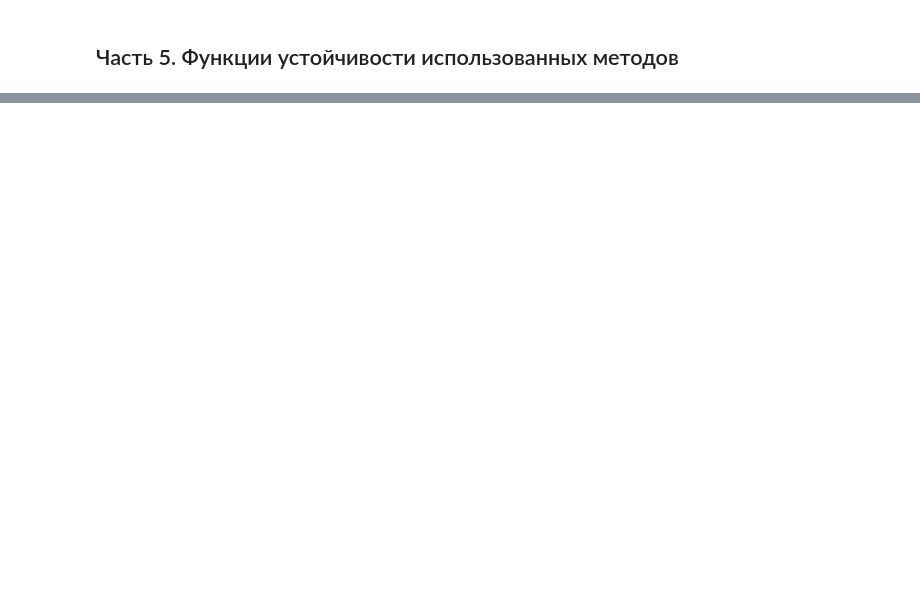
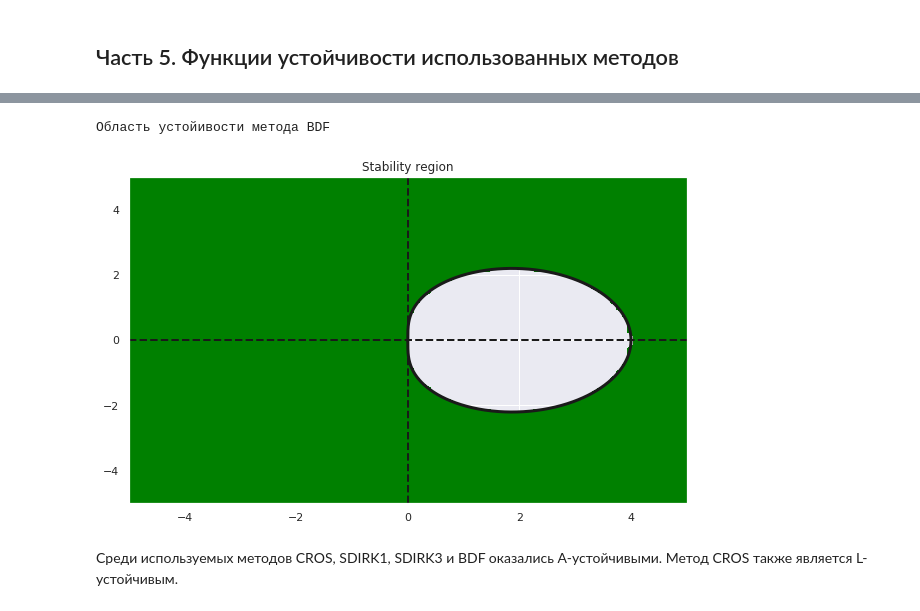
Before and after one commit to Ilushik2347/calc_math_hometask, a Jupyter notebook: hometask2.1.ipynb, the cells around one changed output, grey strips where cells are left out. Saved outputs shown, nothing was run; the diff lists cells and outputs as text; code cells hidden in the pictures; blank space fills up the shorter version.

```diff
--- a/hometask2.1.ipynb
+++ b/hometask2.1.ipynb
@@ -169,0 +196,12 @@ SD3.stability_function_unexpanded()
+# %%
+import nodepy.linear_multistep_method as lm
+bdf2=lm.backward_difference_formula(2)
+fig = bdf2.plot_stability_region(N=100, color='green', bounds=[-5, 5, -5, 5])
+fig.set_size_inches((10, 6))
+print('Область устойивости метода BDF')
+plt.show()
+# %% [output]
+Область устойивости метода BDF
+[figure, added]
+# %% [markdown]
+Среди используемых методов CROS, SDIRK1, SDIRK3 и BDF оказались А-устойчивыми. Метод CROS также является L-устойчивым.
```
Also changed, not shown: parts of 13 cells of this notebook, 1 other file.
